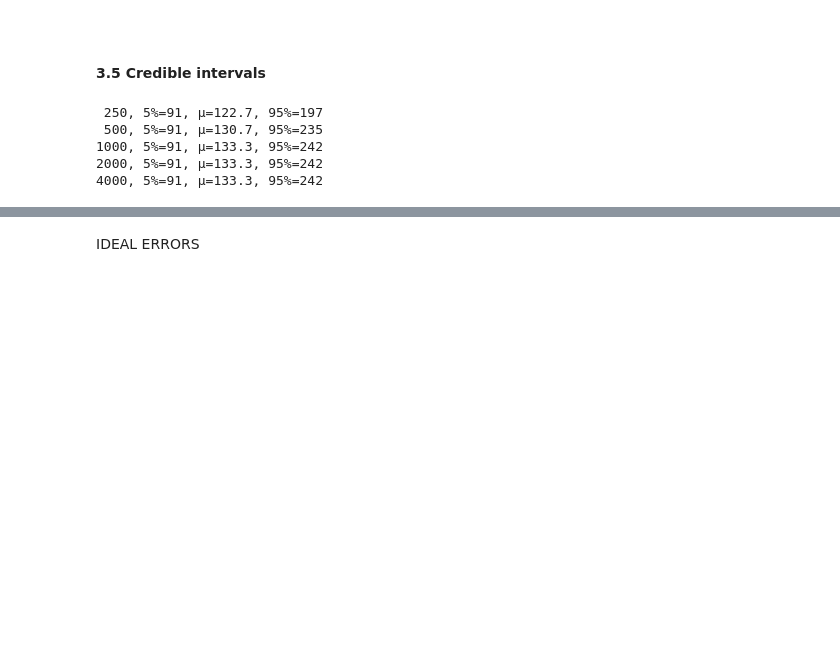
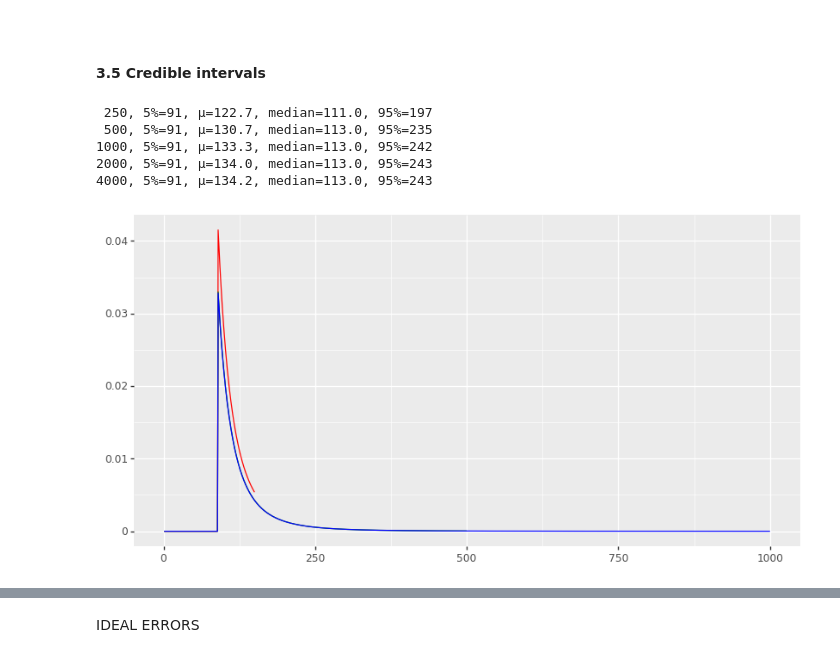
Before and after one commit to coppertop-bones/coppertop-libs, a Jupyter notebook: jupyter/think bayes/Ch 1,2,3 - models.ipynb, the cells around one changed output, grey strips where cells are left out. Cells and saved outputs as stored; diff of their text form; code cells hidden in the pictures; blank space fills up the shorter version.

```diff
--- a/jupyter/think bayes/Ch 1,2,3 - models.ipynb
+++ b/jupyter/think bayes/Ch 1,2,3 - models.ipynb
@@ -400,12 +441,30 @@ Ns >> collect >> (lambda N:
                 >> railroadLikelihood(N, ob)
                 >> normalise
         )
-        >> asUnary(lambda pmf: f'{N >> to >> txt >> pad(_, dict(right=4))}, 5%={pmf >> to >> CMF >> quantile(_, 0.05):.0f}, µ={pmf >> mean:.1f}, 95%={pmf >> to >> CMF >> quantile(_, 0.95):.0f}' )
+        >> asUnary(lambda pmf: f'{N >> to >> txt >> pad(_, dict(right=4))}, {pmf >> pmfReport(_,0.05, 0.95)}')
         >> PP
 );
 # %% [output]
- 250, 5%=91, µ=122.7, 95%=197
- 500, 5%=91, µ=130.7, 95%=235
-1000, 5%=91, µ=133.3, 95%=242
-2000, 5%=91, µ=133.3, 95%=242
-4000, 5%=91, µ=133.3, 95%=242
+ 250, 5%=91, µ=122.7, median=111.0, 95%=197
+ 500, 5%=91, µ=130.7, median=113.0, 95%=235
+1000, 5%=91, µ=133.3, median=113.0, 95%=242
+2000, 5%=91, µ=134.0, median=113.0, 95%=243
+4000, 5%=91, µ=134.2, median=113.0, 95%=243
+# %%
+postfn = asUnary(lambda N: powerLawPrior(1000, 1.0)
+        >> inject(observations, _, _) >> (lambda prior, ob:
+            prior
+                >> pmfMul
+                >> railroadLikelihood(N, ob)
+                >> normalise
+        )
+)
+
+(ggplot() +
+ geom_line(150 >> postfn >> toXsPs >> withKeys >> ('x', 'y') >> toPandas, aes(x="x", y="y"), color='red') +
+ geom_line(500 >> postfn >> toXsPs >> withKeys >> ('x', 'y') >> toPandas, aes(x="x", y="y"), color='green') +
+ geom_line(1000 >> postfn >> toXsPs >> withKeys >> ('x', 'y') >> toPandas, aes(x="x", y="y"), color='blue') +
+ theme(figure_size=(10,5), axis_title_x=element_blank(), axis_title_y=element_blank())
+) >> PP;
+# %% [output]
+[figure, added]
```
Also changed, not shown: parts of 31 cells of this notebook, 11 other files.
